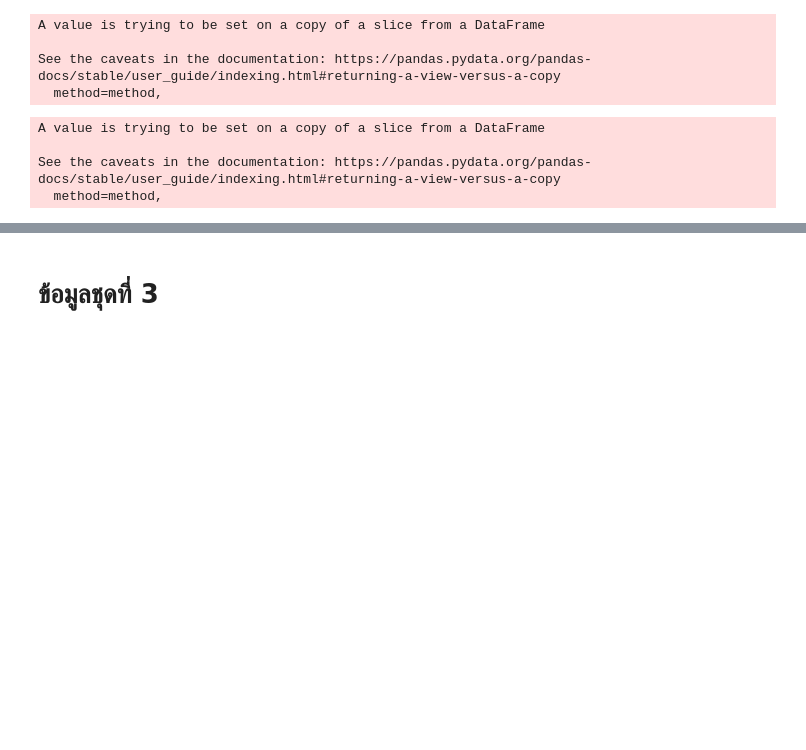
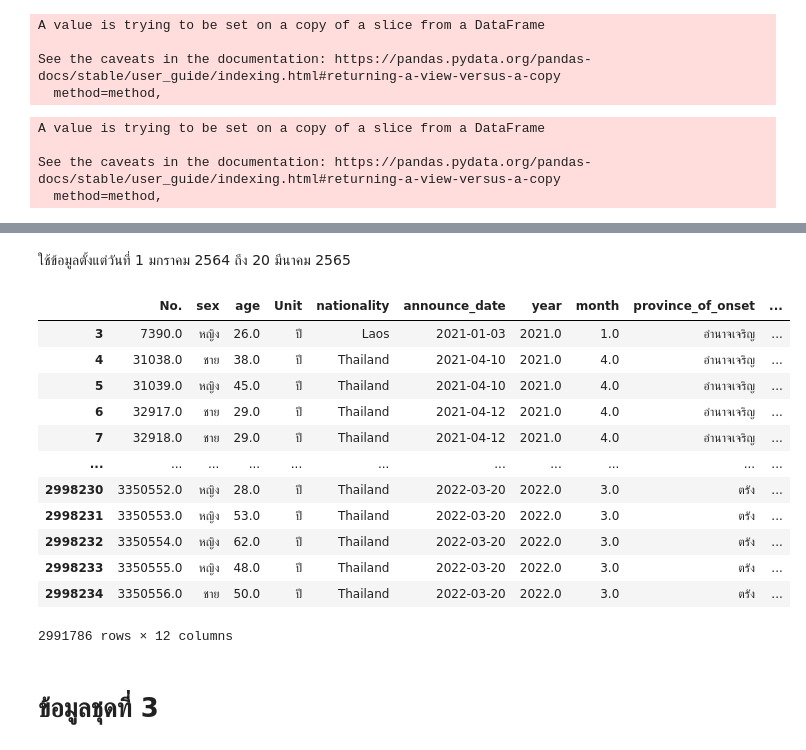
Before and after one commit to team0243/data_viz_2022, a Jupyter notebook: Project.ipynb, the cells around one changed output, grey strips where cells are left out. Cells and saved outputs as stored; diff of their text form; code cells hidden in the pictures; blank space fills up the shorter version.

```diff
--- a/Project.ipynb
+++ b/Project.ipynb
@@ -466,3 +466,6 @@ data_Th
 | 75 | สตูล | ใต้ | ใต้ | ใต้ฝั่งตะวันตก/ใต้ฝั่งอันดามัน | ใต้ |
 | 76 | ตรัง | ใต้ | ใต้ | ใต้ฝั่งตะวันตก/ใต้ฝั่งอันดามัน | ใต้ |
 77 rows × 5 columns
+# %%
+data_Th2 = data_Th[['จังหวัด','5 ภูมิภาค (การท่องเที่ยว)']]
+data_Th2
@@ -506,7 +523,7 @@ Table3_data.head(10)
 | 8 | 9 | ชาย | 63.0 | ปี | China | 2020-01-28 | 2020 | 1 | กรุงเทพมหานคร | ... |
 | 9 | 10 | หญิง | 28.0 | ปี | China | 2020-01-28 | 2020 | 1 | นนทบุรี | ... |
 # %%
-data_cl = Table3_data.merge(data_Th,how='right',left_on = 'province_of_onset',right_on = 'จังหวัด')
+data_cl = Table3_data.merge(data_Th2,how='right',left_on = 'province_of_onset',right_on = 'จังหวัด')
 data_cl.head(10)
 # %% [output]
 |  | No. | sex | age | Unit | nationality | announce_date | year | month | province_of_onset | ... |
@@ -618,3 +639,22 @@ data_cl2.head(10)
+# %% [markdown]
+ใช้ข้อมูลตั้งแต่วันที่ 1 มกราคม 2564 ถึง 20 มีนาคม 2565
+# %%
+data_cl3 = data_cl2[(data_cl2['announce_date']>='2021-01-01') & (data_cl2['announce_date']<='2022-03-20')]
+data_cl3
+# %% [output]
+|  | No. | sex | age | Unit | nationality | announce_date | year | month | province_of_onset | ... |
+| 3 | 7390.0 | หญิง | 26.0 | ปี | Laos | 2021-01-03 | 2021.0 | 1.0 | อำนาจเจริญ | ... |
+| 4 | 31038.0 | ชาย | 38.0 | ปี | Thailand | 2021-04-10 | 2021.0 | 4.0 | อำนาจเจริญ | ... |
+| 5 | 31039.0 | หญิง | 45.0 | ปี | Thailand | 2021-04-10 | 2021.0 | 4.0 | อำนาจเจริญ | ... |
+| 6 | 32917.0 | ชาย | 29.0 | ปี | Thailand | 2021-04-12 | 2021.0 | 4.0 | อำนาจเจริญ | ... |
+| 7 | 32918.0 | ชาย | 29.0 | ปี | Thailand | 2021-04-12 | 2021.0 | 4.0 | อำนาจเจริญ | ... |
+| ... | ... | ... | ... | ... | ... | ... | ... | ... | ... | ... |
+| 2998230 | 3350552.0 | หญิง | 28.0 | ปี | Thailand | 2022-03-20 | 2022.0 | 3.0 | ตรัง | ... |
+| 2998231 | 3350553.0 | หญิง | 53.0 | ปี | Thailand | 2022-03-20 | 2022.0 | 3.0 | ตรัง | ... |
+| 2998232 | 3350554.0 | หญิง | 62.0 | ปี | Thailand | 2022-03-20 | 2022.0 | 3.0 | ตรัง | ... |
+| 2998233 | 3350555.0 | หญิง | 48.0 | ปี | Thailand | 2022-03-20 | 2022.0 | 3.0 | ตรัง | ... |
+| 2998234 | 3350556.0 | ชาย | 50.0 | ปี | Thailand | 2022-03-20 | 2022.0 | 3.0 | ตรัง | ... |
+2991786 rows × 12 columns
 # %% [markdown]
 # ข้อมูลชุดที่ 3
 # %%
```
Also changed, not shown: parts of 7 cells of this notebook.
